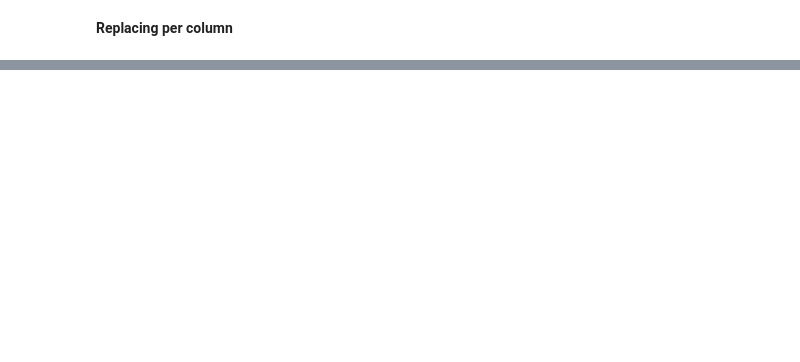
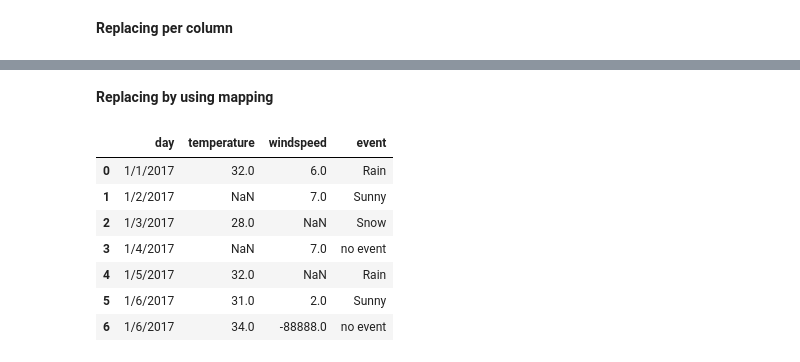
Before and after one commit to Addakularanjith123/Practice-sql, a Jupyter notebook: Python/Pandas/5.handling_missing_data_replace_final.ipynb, the cells around one changed output, grey strips where cells are left out. Cells and saved outputs as stored; diff of their text form; code cells hidden in the pictures; blank space fills up the shorter version.

```diff
--- a/Python/Pandas/5.handling_missing_data_replace_final.ipynb
+++ b/Python/Pandas/5.handling_missing_data_replace_final.ipynb
@@ -56,0 +189,15 @@ df.replace({
+# %% [markdown]
+**Replacing by using mapping**
+# %%
+df.replace({
+    -99999:np.nan #for all the -99999 in every column it will replace with NaN(observe row 3 and 4 in temparature and windspeed columns)
+})
+# %% [output]
+|  | day | temperature | windspeed | event |
+| 0 | 1/1/2017 | 32.0 | 6.0 | Rain |
+| 1 | 1/2/2017 | NaN | 7.0 | Sunny |
+| 2 | 1/3/2017 | 28.0 | NaN | Snow |
+| 3 | 1/4/2017 | NaN | 7.0 | no event |
+| 4 | 1/5/2017 | 32.0 | NaN | Rain |
+| 5 | 1/6/2017 | 31.0 | 2.0 | Sunny |
+| 6 | 1/6/2017 | 34.0 | -88888.0 | no event |
```
Also changed, not shown: parts of 27 cells of this notebook.
